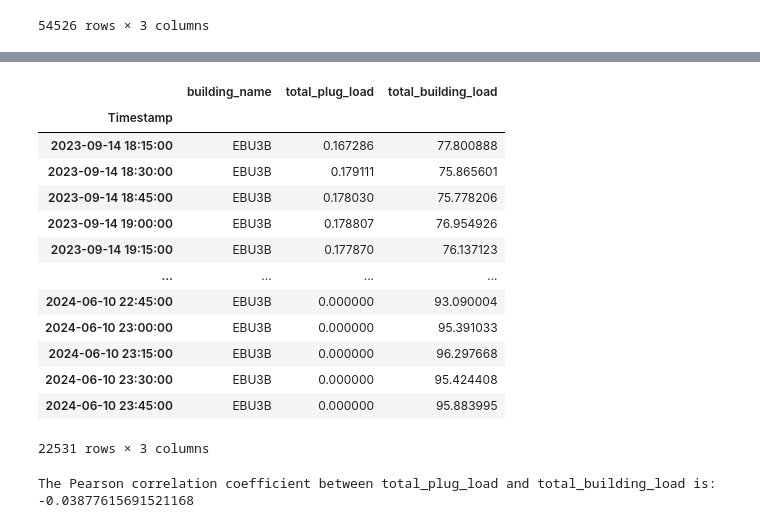
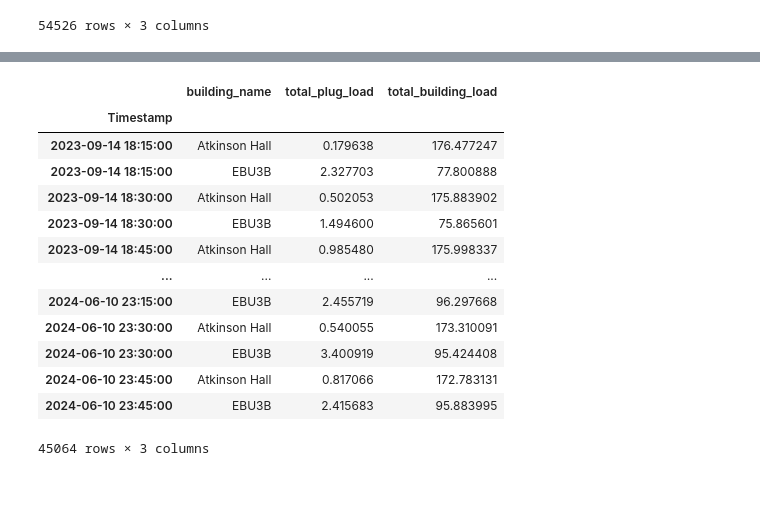
Before and after one commit to matthew-vaught/smart-plug-research, a Jupyter notebook: Correlational_Findings_A-checkpoint.ipynb, the cells around one changed output, grey strips where cells are left out. Cells and saved outputs as stored; diff of their text form; code cells hidden in the pictures; blank space fills up the shorter version.

```diff
--- a/Correlational_Findings_A-checkpoint.ipynb
+++ b/Correlational_Findings_A-checkpoint.ipynb
@@ -227,2 +206,28 @@ both_merged_15min = pd.merge(total_building_load, building_metering, on='Timesta
 # %%
-both_merged_15min['average_power_usage'] = both_merged_15min['average_power_usage'] / 1_000_000
+# Create a list of all the merged dfs to reduce repetition of code
+final_merged_dfs = [both_merged_15min_AllDevices, both_merged_15min_AirPurifier, both_merged_15min_WaterDispenser, both_merged_15min_TV, both_merged_15min_Printer, both_merged_15min_Computer]
+
+for i in range(len(final_merged_dfs)):
+    # Convert the plug load data's milliWatt values to kilowatts for continuity with the metering data
+    final_merged_dfs[i]['average_power_usage'] = final_merged_dfs[i]['average_power_usage'] / 1_000_000
+
+    # Convert all power usage values from KW to KW/hour
+    final_merged_dfs[i]['average_power_usage'] = final_merged_dfs[i]['average_power_usage'] / 4
+    final_merged_dfs[i]['EBU3B total'] = final_merged_dfs[i]['EBU3B total'] / 4
+    final_merged_dfs[i]['Atkinson total'] = final_merged_dfs[i]['Atkinson total'] / 4
+
+    # Creating the 'building_load' column based on the building name
+    final_merged_dfs[i]['building_load'] = final_merged_dfs[i].apply(
+        lambda row: row['Atkinson total'] if row['building_name'] == 'Atkinson Hall' else row['EBU3B total'],
+        axis=1
+    )
+    final_merged_dfs[i] = final_merged_dfs[i].drop(columns=['EBU3B total', 'Atkinson total'])
+
+    # Set Timestamp as index
+    final_merged_dfs[i] = final_merged_dfs[i].set_index('Timestamp')
+
+    # Rename columns for better readability
+    final_merged_dfs[i] = final_merged_dfs[i].rename(columns = {'average_power_usage': 'total_plug_load', 'building_load': 'total_building_load'})
+
+# Reflect the changes back to the original variables
+(both_merged_15min_AllDevices, both_merged_15min_AirPurifier, both_merged_15min_WaterDispenser, both_merged_15min_TV, both_merged_15min_Printer, both_merged_15min_Computer) = final_merged_dfs
@@ -280,26 +234,28 @@ both_merged_15min = both_merged_15min.rename(columns = {'average_power_usage': '
-# %%
-both_merged_15min
-# %% [output]
-|  | building_name | total_plug_load | total_building_load |
-| Timestamp |  |  |  |
-| 2023-09-14 18:15:00 | EBU3B | 0.167286 | 77.800888 |
-| 2023-09-14 18:30:00 | EBU3B | 0.179111 | 75.865601 |
-| 2023-09-14 18:45:00 | EBU3B | 0.178030 | 75.778206 |
-| 2023-09-14 19:00:00 | EBU3B | 0.178807 | 76.954926 |
-| 2023-09-14 19:15:00 | EBU3B | 0.177870 | 76.137123 |
-| ... | ... | ... | ... |
-| 2024-06-10 22:45:00 | EBU3B | 0.000000 | 93.090004 |
-| 2024-06-10 23:00:00 | EBU3B | 0.000000 | 95.391033 |
-| 2024-06-10 23:15:00 | EBU3B | 0.000000 | 96.297668 |
-| 2024-06-10 23:30:00 | EBU3B | 0.000000 | 95.424408 |
-| 2024-06-10 23:45:00 | EBU3B | 0.000000 | 95.883995 |
-22531 rows × 3 columns
+# %%
+both_merged_15min_AllDevices
+# %% [output]
+|  | building_name | total_plug_load | total_building_load |
+| Timestamp |  |  |  |
+| 2023-09-14 18:15:00 | Atkinson Hall | 0.179638 | 176.477247 |
+| 2023-09-14 18:15:00 | EBU3B | 2.327703 | 77.800888 |
+| 2023-09-14 18:30:00 | Atkinson Hall | 0.502053 | 175.883902 |
+| 2023-09-14 18:30:00 | EBU3B | 1.494600 | 75.865601 |
+| 2023-09-14 18:45:00 | Atkinson Hall | 0.985480 | 175.998337 |
+| ... | ... | ... | ... |
+| 2024-06-10 23:15:00 | EBU3B | 2.455719 | 96.297668 |
+| 2024-06-10 23:30:00 | Atkinson Hall | 0.540055 | 173.310091 |
+| 2024-06-10 23:30:00 | EBU3B | 3.400919 | 95.424408 |
+| 2024-06-10 23:45:00 | Atkinson Hall | 0.817066 | 172.783131 |
+| 2024-06-10 23:45:00 | EBU3B | 2.415683 | 95.883995 |
+45064 rows × 3 columns
 # %%
-# Assuming your DataFrame is named df
-# Calculate the Pearson correlation coefficient
-correlation = both_merged_15min['total_plug_load'].corr(both_merged_15min['total_building_load'])
+# Calculate the Pearson correlation coefficient between plug load and building metering for each df
+AllDevices_correlation = both_merged_15min_AllDevices['total_plug_load'].corr(both_merged_15min_AllDevices['total_building_load'])
+print(f"The Pearson correlation coefficient between total_plug_load and total_building_load for all devices is: {AllDevices_correlation}\n")
 
-print(f"The Pearson correlation coefficient between total_plug_load and total_building_load is: {correlation}")
+AirPurifier_correlation = both_merged_15min_AirPurifier['total_plug_load'].corr(both_merged_15min_AirPurifier['total_building_load'])
+print(f"The Pearson correlation coefficient between total_plug_load and total_building_load for air purifiers is: {AirPurifier_correlation}\n")
+
+WaterDispenser_correlation = both_merged_15min_WaterDispenser['total_plug_load'].corr(both_merged_15min_WaterDispenser['total_building_load'])
+print(f"The Pearson correlation coefficient between total_plug_load and total_building_load for water dispensers is: {WaterDispenser_correlation}\n")
-# %% [output]
-The Pearson correlation coefficient between total_plug_load and total_building_load is: -0.03877615691521168
 # %%
```
Also changed, not shown: parts of 37 cells of this notebook, 6 other files.
